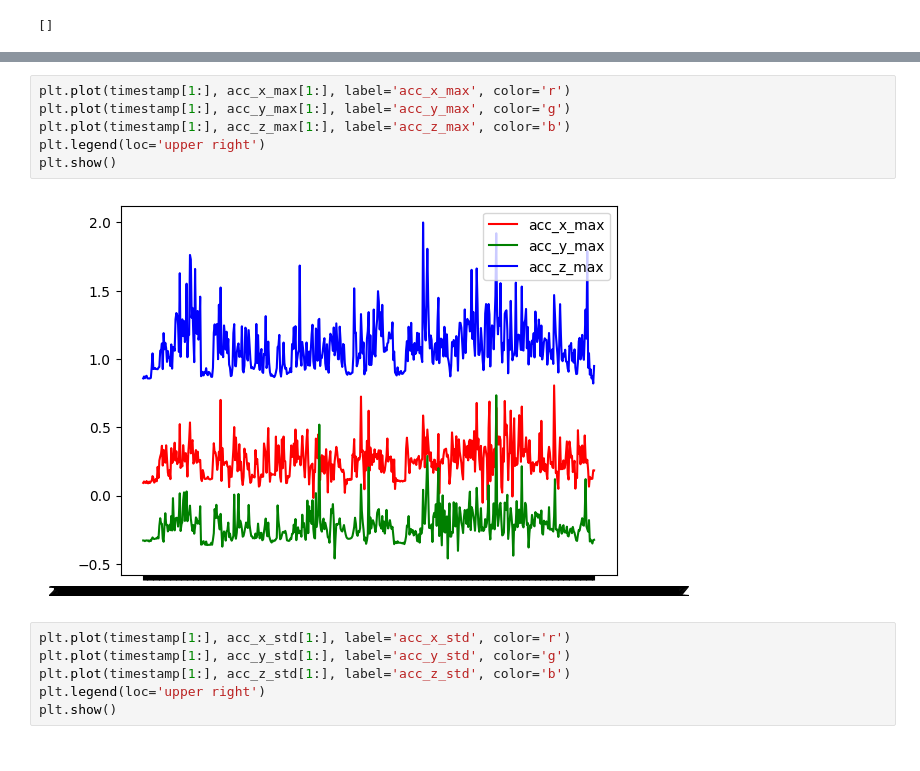
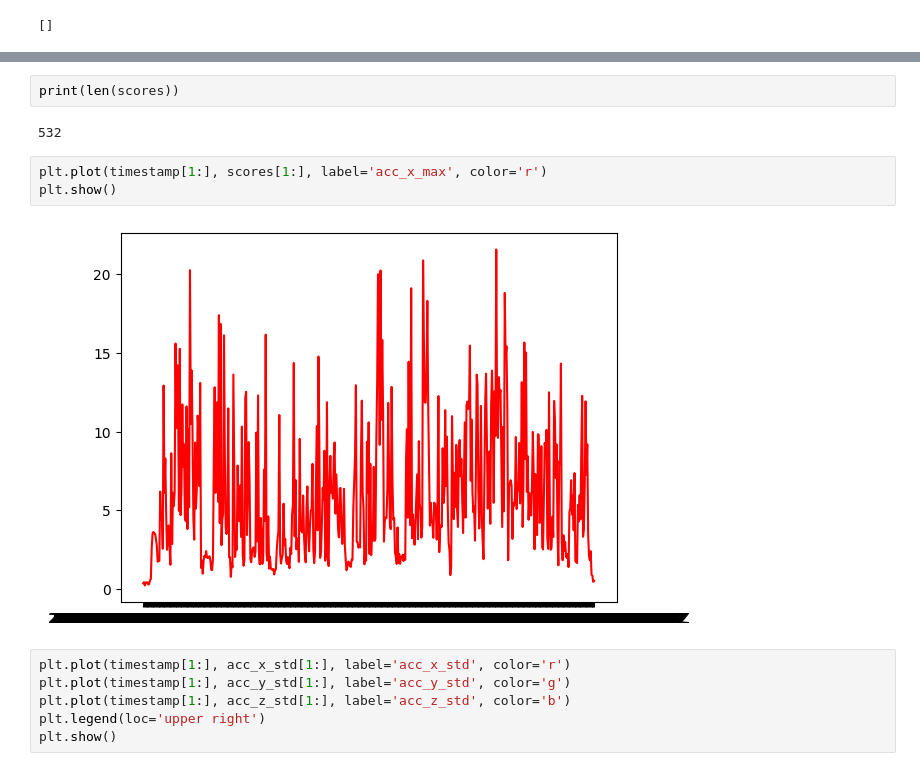
Before and after one commit to gdstergiopoulos/AutoSenseAnalytics, a Jupyter notebook: backend_controller/imu/imu_data_proc_3.ipynb, the cells around one changed output, grey strips where cells are left out. Drawn from its saved outputs; the diff is of its cells as text.

```diff
--- a/backend_controller/imu/imu_data_proc_3.ipynb
+++ b/backend_controller/imu/imu_data_proc_3.ipynb
@@ -273,11 +194,12 @@ plt.show()
-# %%
-plt.plot(timestamp[1:], acc_x_max[1:], label='acc_x_max', color='r')
-plt.plot(timestamp[1:], acc_y_max[1:], label='acc_y_max', color='g')
-plt.plot(timestamp[1:], acc_z_max[1:], label='acc_z_max', color='b')
-plt.legend(loc='upper right')
-plt.show()
-# %% [output]
-[figure, removed]
+# %%
+print(len(scores))
+# %% [output]
+532
+# %%
+plt.plot(timestamp[1:], scores[1:], label='acc_x_max', color='r')
+plt.show()
+# %% [output]
+[figure, added]
 # %%
 plt.plot(timestamp[1:], acc_x_std[1:], label='acc_x_std', color='r')
 plt.plot(timestamp[1:], acc_y_std[1:], label='acc_y_std', color='g')
```
Also changed, not shown: parts of 7 cells of this notebook.
